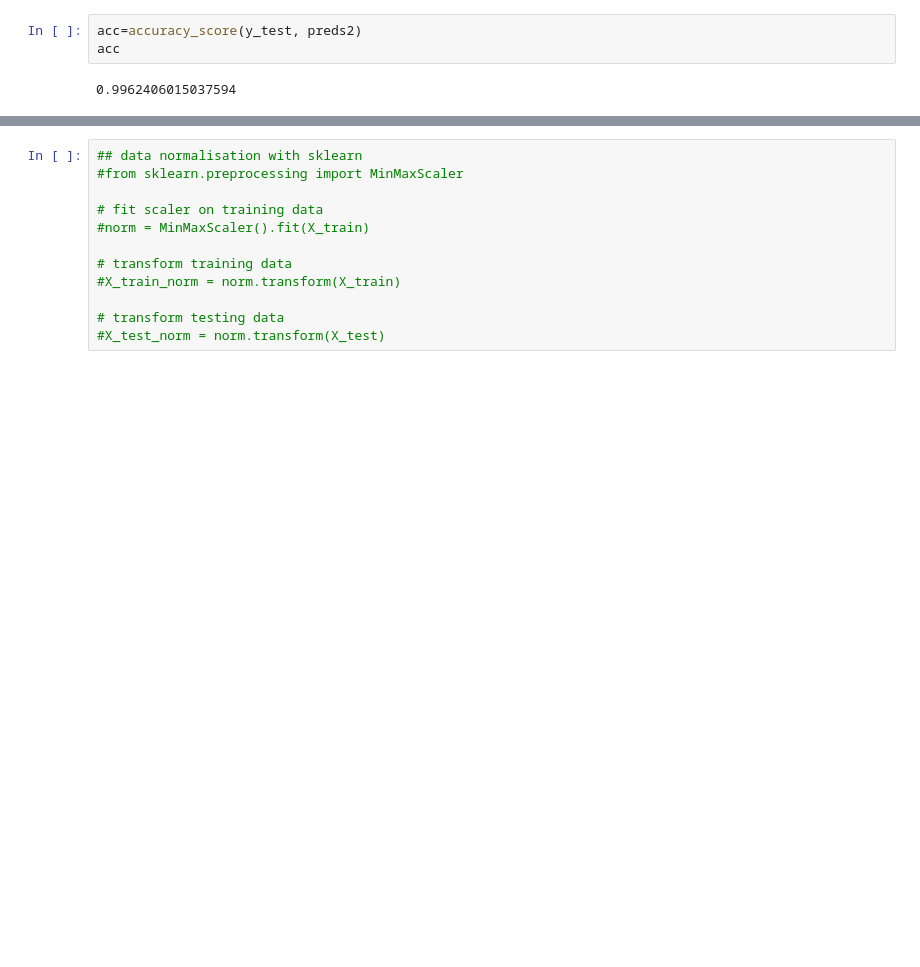
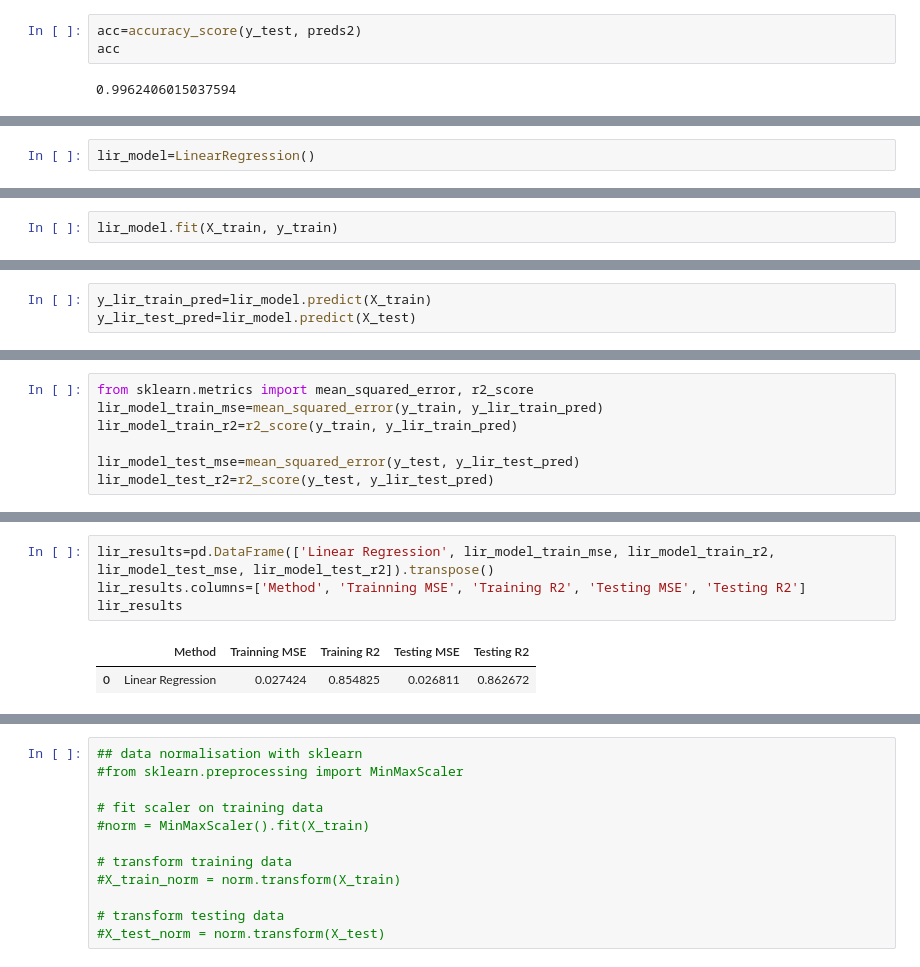
Before and after one commit to gabriela-arlt/BlueBerry-Winery, a Jupyter notebook: wine+quality/ML.ipynb, the cells around one changed output, grey strips where cells are left out. Cells and saved outputs as stored; diff of their text form; blank space fills up the shorter version.

Commit message:
linear regression

```diff
--- a/wine+quality/ML.ipynb
+++ b/wine+quality/ML.ipynb
@@ -502,0 +507,2 @@ acc
+# %%
+lir_model=LinearRegression()
@@ -502,0 +511,2 @@ acc
+# %%
+lir_model.fit(X_train, y_train)
@@ -502,0 +517,3 @@ acc
+# %%
+y_lir_train_pred=lir_model.predict(X_train)
+y_lir_test_pred=lir_model.predict(X_test)
@@ -502,0 +553,7 @@ acc
+# %%
+from sklearn.metrics import mean_squared_error, r2_score
+lir_model_train_mse=mean_squared_error(y_train, y_lir_train_pred)
+lir_model_train_r2=r2_score(y_train, y_lir_train_pred)
+
+lir_model_test_mse=mean_squared_error(y_test, y_lir_test_pred)
+lir_model_test_r2=r2_score(y_test, y_lir_test_pred)
@@ -502,0 +570,7 @@ acc
+# %%
+lir_results=pd.DataFrame(['Linear Regression', lir_model_train_mse, lir_model_train_r2, lir_model_test_mse, lir_model_test_r2]).transpose()
+lir_results.columns=['Method', 'Trainning MSE', 'Training R2', 'Testing MSE', 'Testing R2']
+lir_results
+# %% [output]
+|  | Method | Trainning MSE | Training R2 | Testing MSE | Testing R2 |
+| 0 | Linear Regression | 0.027424 | 0.854825 | 0.026811 | 0.862672 |
```
Also changed, not shown: parts of 24 cells of this notebook.
